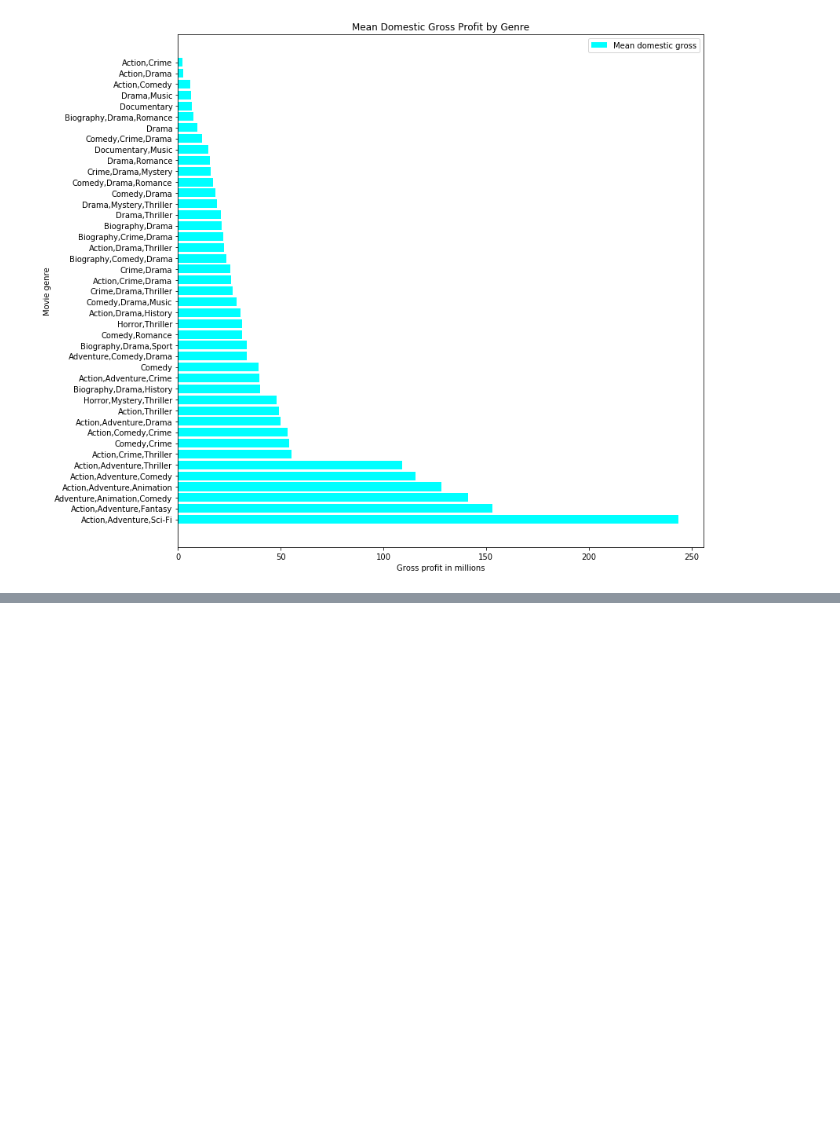
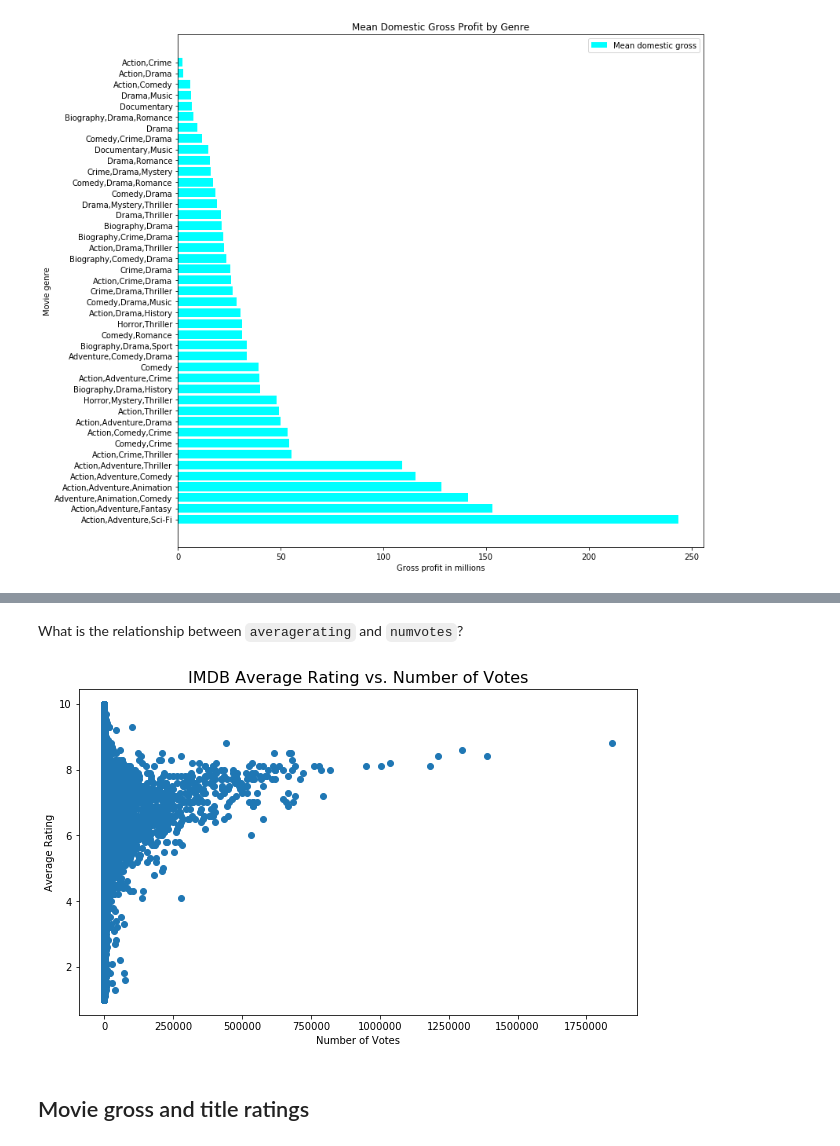
Before and after one commit to etr359/project-1-movie-analysis, a Jupyter notebook: project1_analysis_MASTER2.ipynb, the cells around one changed output, grey strips where cells are left out. Drawn from its saved outputs; the diff is of its cells as text; code cells hidden in the pictures; blank space fills up the shorter version.

```diff
--- a/project1_analysis_MASTER2.ipynb
+++ b/project1_analysis_MASTER2.ipynb
@@ -1051,0 +1086,14 @@ See the caveats in the documentation: http://pandas.pydata.org/pandas-docs/stabl
+# %% [markdown]
+What is the relationship between `averagerating` and `numvotes`?
+# %%
+ratings_fig, ax = plt.subplots(figsize=(10,6))
+
+ax.scatter(imdb_title_ratings['numvotes'], imdb_title_ratings['averagerating'])
+ax.set_title('IMDB Average Rating vs. Number of Votes', fontsize=16)
+ax.set_xlabel('Number of Votes')
+ax.set_ylabel('Average Rating')
+plt.show()
+# %% [output]
+[figure, added]
+# %% [markdown]
+## Movie gross and title ratings
```
Also changed, not shown: parts of 40 cells of this notebook, 4 other files.
